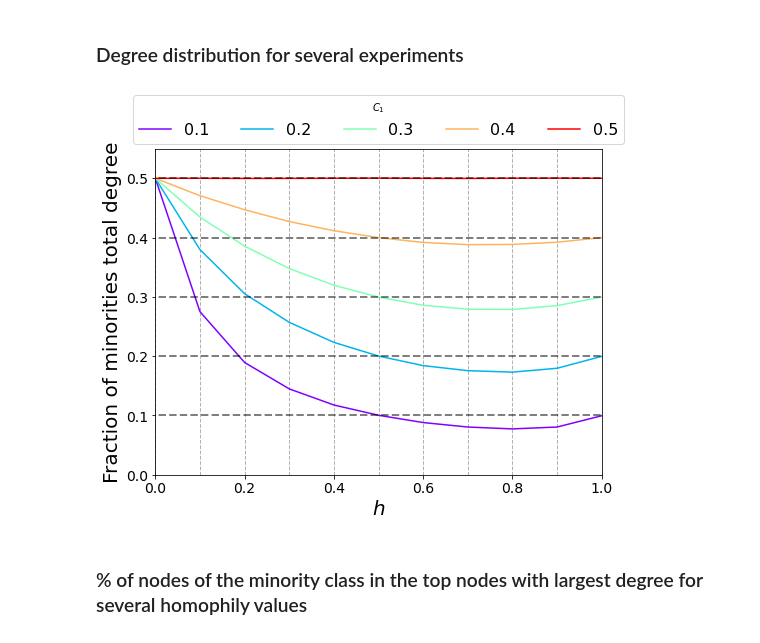
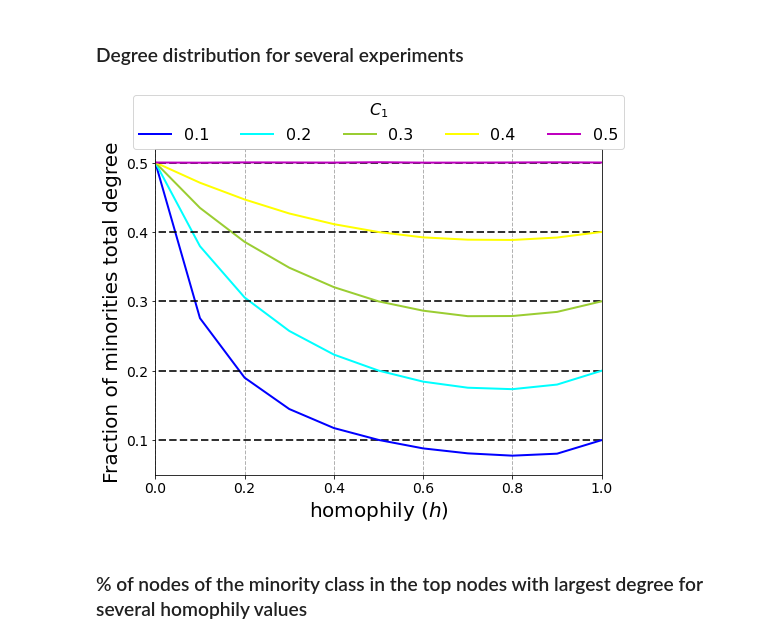
Before and after one commit to danielroncel/tfg, a Jupyter notebook: homophilic_no_preferential_attachment/create_plots.ipynb, the cells around one changed output. Cells and saved outputs as stored; diff of their text form; code cells hidden in the pictures.

```diff
--- a/homophilic_no_preferential_attachment/create_plots.ipynb
+++ b/homophilic_no_preferential_attachment/create_plots.ipynb
@@ -127,0 +83,12 @@ plt.show()
+# %%
+current_path = os.path.abspath(os.getcwd()).replace('\\', '/')
+current_path += '/outputs/exec_1'
+# %%
+n = 5000
+m = 5
+c0 = [0.8, 0.8, 0.8, 0.8, 0.8]
+c1 = [0.2, 0.2, 0.2, 0.2, 0.2]
+h = [0, 0.2, 0.5, 0.8, 1]
+n_simulations = 20
+
+avg_degree_majority, avg_degree_minority, degree_dist_majority, degree_dist_minority, results, step = graphics.load_data_for_plots(n=n, m=m, c0=c0, c1=c1, h=h, n_simulations=n_simulations, folder_name=current_path)
@@ -190,48 +162,55 @@ avg_degree_majority_5, avg_degree_minority_5, degree_dist_majority_5, degree_dis
 # %%
 fig, ax = plt.subplots(1, 1, figsize=(8, 6))
 
-x = [0, 0.1, 0.2, 0.3, 0.4, 0.5, 0.6, 0.7, 0.8, 0.9, 1]
+#x = [0, 0.1, 0.2, 0.3, 0.4, 0.5, 0.6, 0.7, 0.8, 0.9, 1]
+x = [0, 0.2, 0.4, 0.6, 0.8, 1]
 
-evenly_spaced_interval = np.linspace(0, 1, 5)
-colors = [plt.cm.rainbow(x) for x in evenly_spaced_interval]
+#evenly_spaced_interval = np.linspace(0, 1, 5)
+#colors = [plt.cm.rainbow(x) for x in evenly_spaced_interval]
+colors = ['blue', 'cyan', 'yellowgreen', 'yellow', 'm']
 
 for v in x:
     plt.axvline(x=v, linewidth=1, linestyle='--', color='k', alpha=0.3)
 
+x = [0, 0.1, 0.2, 0.3, 0.4, 0.5, 0.6, 0.7, 0.8, 0.9, 1]
 y = avg_degree_minority_2
-plt.plot(x, y, label='0.1', color=colors[0])
-plt.plot([-1, 2], [0.1, 0.1], linewidth=2, linestyle='--', color='k', alpha=0.5)
+plt.plot([-1, 2], [0.1, 0.1], linewidth=2, linestyle='--', color='k', alpha=0.8)
+plt.plot(x, y, label='0.1', color=colors[0], linewidth=2)
 
 y = avg_degree_minority_1
-plt.plot(x, y, label='0.2', color=colors[1])
-plt.plot([-1, 2], [0.2, 0.2], linewidth=2, linestyle='--', color='k', alpha=0.5)
+plt.plot([-1, 2], [0.2, 0.2], linewidth=2, linestyle='--', color='k', alpha=0.8)
+plt.plot(x, y, label='0.2', color=colors[1], linewidth=2)
 
 y = avg_degree_minority_3
-plt.plot(x, y, label='0.3', color=colors[2])
-plt.plot([-1, 2], [0.3, 0.3], linewidth=2, linestyle='--', color='k', alpha=0.5)
+plt.plot([-1, 2], [0.3, 0.3], linewidth=2, linestyle='--', color='k', alpha=0.8)
+plt.plot(x, y, label='0.3', color=colors[2], linewidth=2)
 
 y = avg_degree_minority_4
-plt.plot(x, y, label='0.4', color=colors[3])
-plt.plot([-1, 2], [0.4, 0.4], linewidth=2, linestyle='--', color='k', alpha=0.5)
+plt.plot([-1, 2], [0.4, 0.4], linewidth=2, linestyle='--', color='k', alpha=0.8)
+plt.plot(x, y, label='0.4', color=colors[3], linewidth=2)
 
 y = avg_degree_minority_5
-plt.plot(x, y, label='0.5', color=colors[4])
-plt.plot([-1, 2], [0.5, 0.5], linewidth=2, linestyle='--', color='k', alpha=0.5)
+plt.plot([-1, 2], [0.5, 0.5], linewidth=2, linestyle='--', color='k', alpha=0.8)
+plt.plot(x, y, label='0.5', color=colors[4], linewidth=2)
 
 plt.xlim(0, 1)
-plt.ylim(0, 0.55)
+plt.ylim(0.05, 0.52)
 
-plt.xlabel(r"$h$", fontsize=20)
+plt.xlabel(r"homophily $(h)$", fontsize=20)
 plt.xticks(fontsize=14)
 plt.ylabel("Fraction of minorities total degree", fontsize=20)
 plt.yticks(fontsize=14)
+
 plt.legend(loc='upper center',  bbox_to_anchor=(0.5, 1.19),
            fancybox=True, shadow=False, ncol=5, title=r"$C_1$", fontsize=16)
+plt.rcParams['legend.title_fontsize'] = 24
+
+
 plt.rcParams['axes.titley'] = 1.1
 
 plt.show()
 # %% [output]
-[figure, old version]
+[figure, new version]
 # %% [markdown]
 ### % of nodes of the minority class in the top nodes with largest degree for several homophily values <a class="anchor" id="chapter5"></a>
 # %%
```
Also changed, not shown: parts of 10 cells of this notebook.
